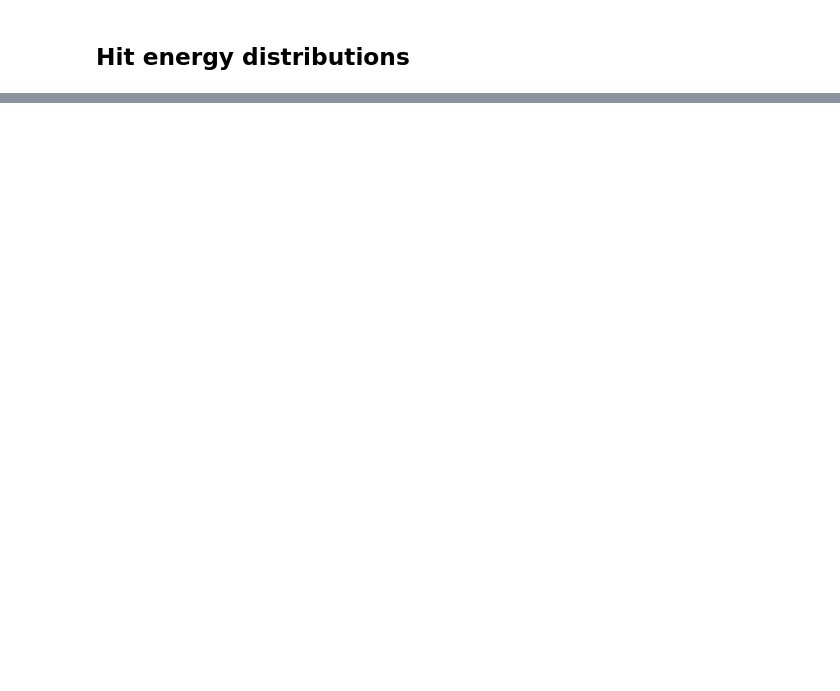
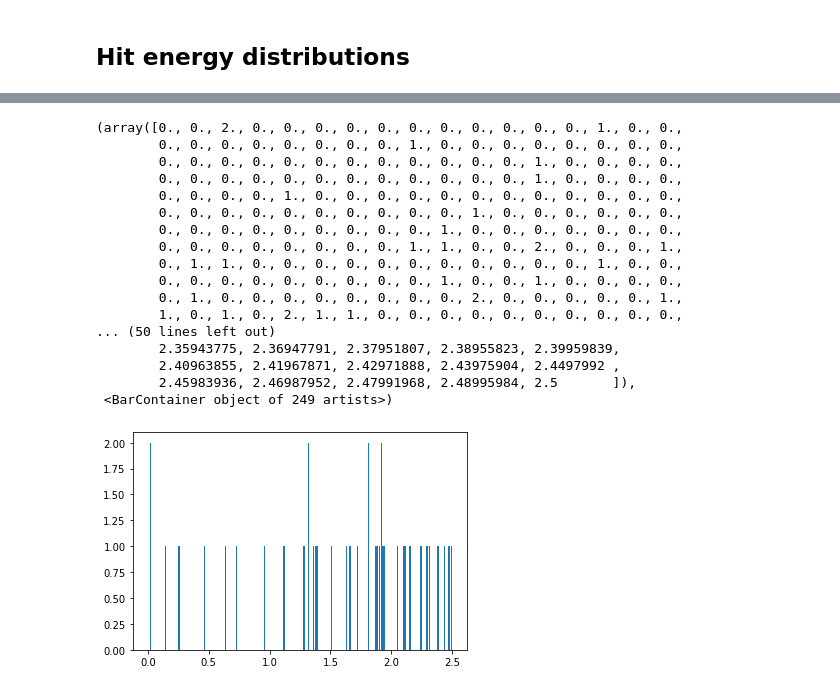
Before and after one commit to eiccodesign/regressiononly, a Jupyter notebook: hitQA.ipynb, the cells around one changed output, grey strips where cells are left out. Cells and saved outputs as stored; diff of their text form; code cells hidden in the pictures; blank space fills up the shorter version.

```diff
--- a/hitQA.ipynb
+++ b/hitQA.ipynb
@@ -224,0 +324,21 @@ Text(0, 0.5, 'ECal+HCal Cell Sum')
+# %%
+plt.hist(hcal_cut_cluster_sum[mask],bins=np.linspace(0,2.5,250))
+# %% [output]
+(array([0., 0., 2., 0., 0., 0., 0., 0., 0., 0., 0., 0., 0., 0., 1., 0., 0.,
+        0., 0., 0., 0., 0., 0., 0., 0., 1., 0., 0., 0., 0., 0., 0., 0., 0.,
+        0., 0., 0., 0., 0., 0., 0., 0., 0., 0., 0., 0., 1., 0., 0., 0., 0.,
+        0., 0., 0., 0., 0., 0., 0., 0., 0., 0., 0., 0., 1., 0., 0., 0., 0.,
+        0., 0., 0., 0., 1., 0., 0., 0., 0., 0., 0., 0., 0., 0., 0., 0., 0.,
+        0., 0., 0., 0., 0., 0., 0., 0., 0., 0., 1., 0., 0., 0., 0., 0., 0.,
+        0., 0., 0., 0., 0., 0., 0., 0., 0., 1., 0., 0., 0., 0., 0., 0., 0.,
+        0., 0., 0., 0., 0., 0., 0., 0., 1., 1., 0., 0., 2., 0., 0., 0., 1.,
+        0., 1., 1., 0., 0., 0., 0., 0., 0., 0., 0., 0., 0., 0., 1., 0., 0.,
+        0., 0., 0., 0., 0., 0., 0., 0., 0., 1., 0., 0., 1., 0., 0., 0., 0.,
+        0., 1., 0., 0., 0., 0., 0., 0., 0., 0., 2., 0., 0., 0., 0., 0., 1.,
+        1., 0., 1., 0., 2., 1., 1., 0., 0., 0., 0., 0., 0., 0., 0., 0., 0.,
+... (50 lines left out)
+        2.35943775, 2.36947791, 2.37951807, 2.38955823, 2.39959839,
+        2.40963855, 2.41967871, 2.42971888, 2.43975904, 2.4497992 ,
+        2.45983936, 2.46987952, 2.47991968, 2.48995984, 2.5       ]),
+ <BarContainer object of 249 artists>)
+[figure, added]
```
Also changed, not shown: parts of 22 cells of this notebook, 2 other files.
